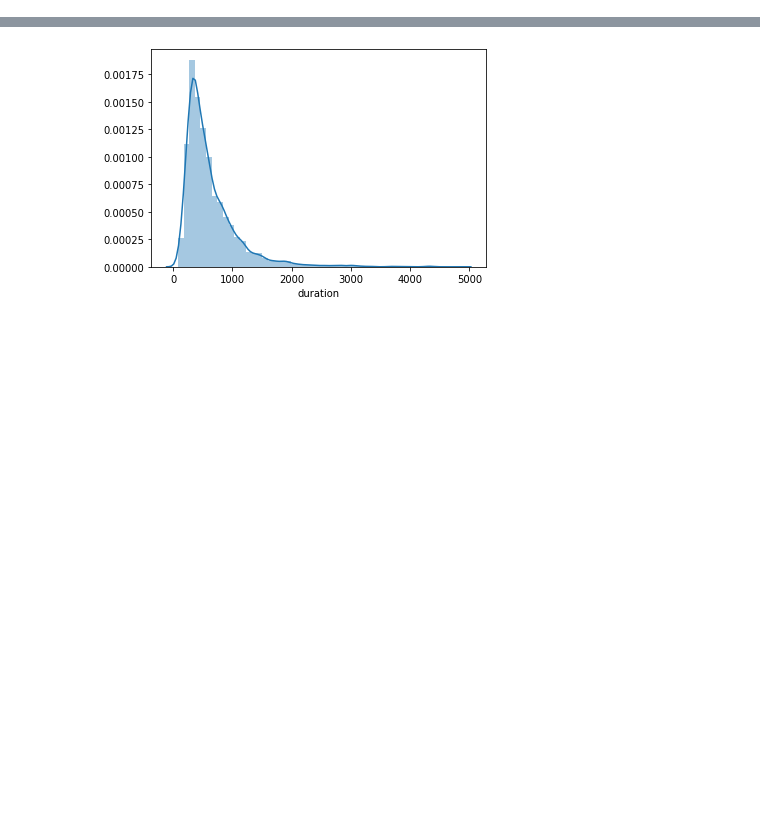
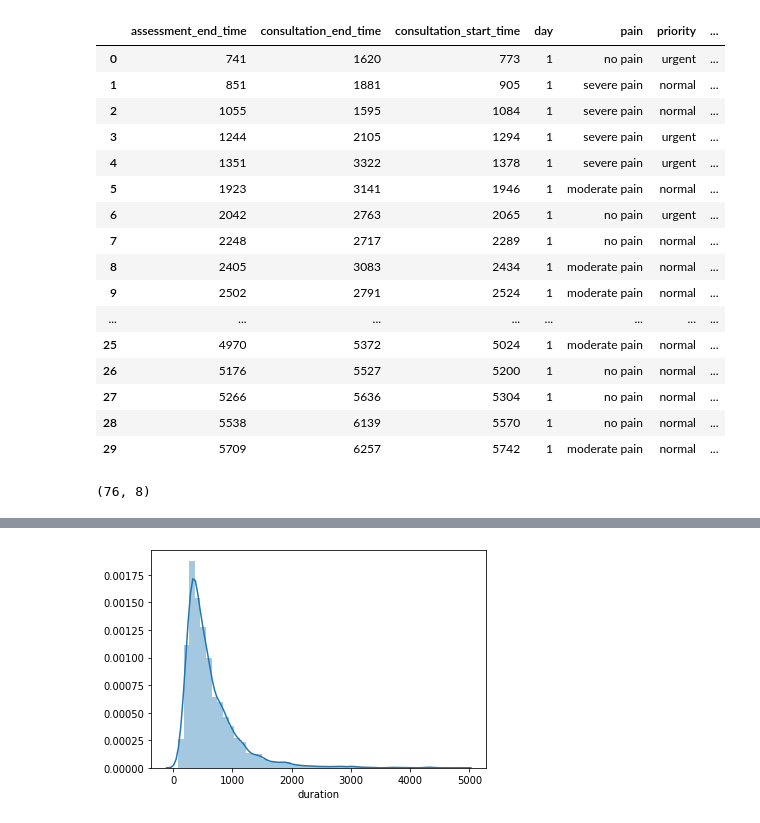
Before and after one commit to jeffc00/case-nexa, a Jupyter notebook: case-solution-v2.ipynb, the cells around one changed output, grey strips where cells are left out. Cells and saved outputs as stored; diff of their text form; code cells hidden in the pictures; blank space fills up the shorter version.

```diff
--- a/case-solution-v2.ipynb
+++ b/case-solution-v2.ipynb
@@ -94,0 +11,3 @@ df = summary.sort_values(['day', 'arrival_time'])
+# %%
+pd.options.display.max_columns = 50
+pd.options.display.max_rows = 100
@@ -94,0 +31,11 @@ df = summary.sort_values(['day', 'arrival_time'])
+# %%
+summary['temp_cat'] = pd.cut(summary['temperature'],
+                             bins=[float('-inf'), 36.5, 37.5, float('inf')],
+                             labels=['hypothermia', 'normal', 'fever'])
+
+summary['patient'] -= 1
+# %%
+summary.drop(['Unnamed: 0', 'arrival_time', 'assessment_start_time', 'duration', 'patient'],
+             axis=1, inplace=True)
+summary.sort_values(['day', 'assessment_end_time'], inplace=True)
+summary.reset_index(drop=True, inplace=True)
@@ -94,0 +65,25 @@ df = summary.sort_values(['day', 'arrival_time'])
+# %%
+df = summary[summary['day'] == 1]
+df.head(30)
+# %% [output]
+|  | assessment_end_time | consultation_end_time | consultation_start_time | day | pain | priority | ... |
+| 0 | 741 | 1620 | 773 | 1 | no pain | urgent | ... |
+| 1 | 851 | 1881 | 905 | 1 | severe pain | normal | ... |
+| 2 | 1055 | 1595 | 1084 | 1 | severe pain | normal | ... |
+| 3 | 1244 | 2105 | 1294 | 1 | severe pain | urgent | ... |
+| 4 | 1351 | 3322 | 1378 | 1 | severe pain | urgent | ... |
+| 5 | 1923 | 3141 | 1946 | 1 | moderate pain | normal | ... |
+| 6 | 2042 | 2763 | 2065 | 1 | no pain | urgent | ... |
+| 7 | 2248 | 2717 | 2289 | 1 | no pain | normal | ... |
+| 8 | 2405 | 3083 | 2434 | 1 | moderate pain | normal | ... |
+| 9 | 2502 | 2791 | 2524 | 1 | moderate pain | normal | ... |
+| ... | ... | ... | ... | ... | ... | ... | ... |
+| 25 | 4970 | 5372 | 5024 | 1 | moderate pain | normal | ... |
+| 26 | 5176 | 5527 | 5200 | 1 | no pain | normal | ... |
+| 27 | 5266 | 5636 | 5304 | 1 | no pain | normal | ... |
+| 28 | 5538 | 6139 | 5570 | 1 | no pain | normal | ... |
+| 29 | 5709 | 6257 | 5742 | 1 | moderate pain | normal | ... |
+# %%
+df.shape
+# %% [output]
+(76, 8)
```
Also changed, not shown: parts of 53 cells of this notebook, 3 other files.
